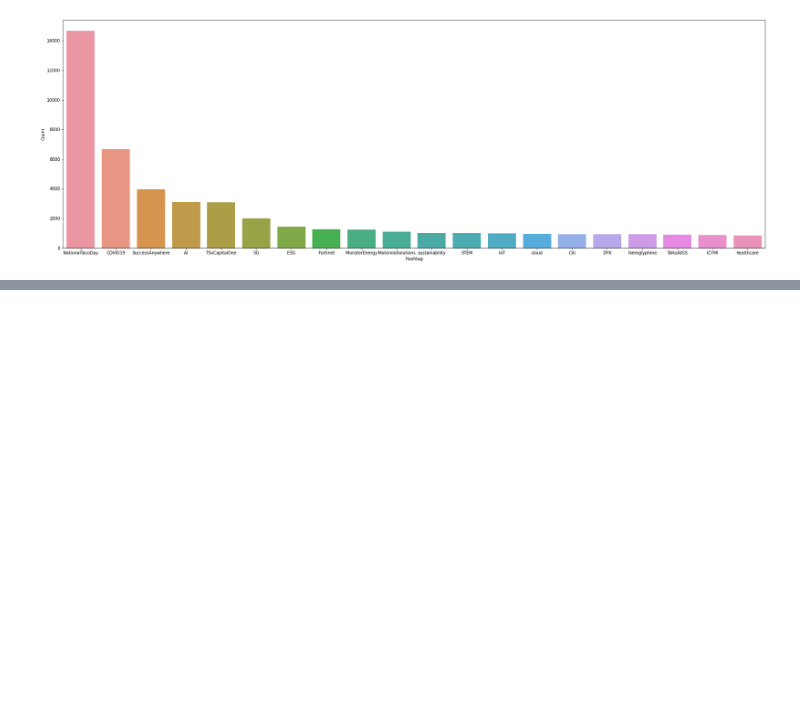
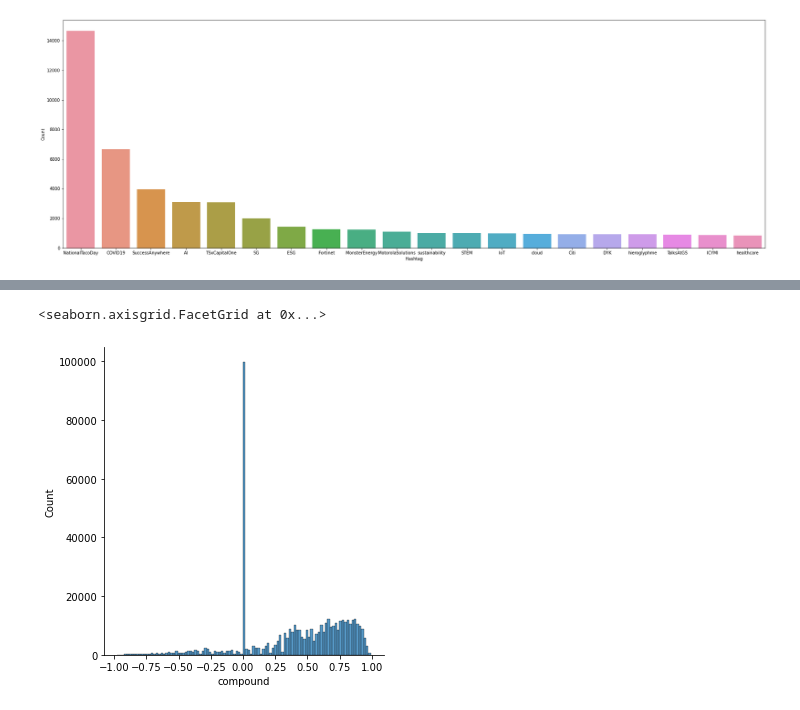
Before and after one commit to henrystoll/p-nlp, a Jupyter notebook: eda_twitter.ipynb, the cells around one changed output, grey strips where cells are left out. Saved outputs shown, nothing was run; the diff lists cells and outputs as text; code cells hidden in the pictures; blank space fills up the shorter version.

```diff
--- a/eda_twitter.ipynb
+++ b/eda_twitter.ipynb
@@ -92,0 +224,3 @@ plt.show()
+# %%
+sid = SIA()
+sid.polarity_scores(df['text'].iloc[7])
@@ -92,0 +229,4 @@ plt.show()
+# %%
+df['scores'] = df['text'].apply(lambda twit: sid.polarity_scores(twit))
+
+df.head()
@@ -92,0 +246,16 @@ plt.show()
+# %%
+pos, neg, neu, comp = [], [], [], []
+for text in df['text']:
+    sentiment = sid.polarity_scores(text)
+    pos.append(sentiment['pos'])
+    neg.append(sentiment['neg'])
+    neu.append(sentiment['neu'])
+    comp.append(sentiment['compound'])
+
+df_tweets_sentiment = pd.DataFrame()
+# df_tweets_sentiment.columns = ['tweet_text', 'positive', 'negative', 'neutral', 'compound']
+df['positive'] = pos
+df['negative'] = neg
+df['neutral'] = neu
+df['compound'] = comp
+df
@@ -92,0 +297,5 @@ plt.show()
+# %%
+sns.displot(df, x="compound")
+# %% [output]
+<seaborn.axisgrid.FacetGrid at 0x...>
+[figure, added]
```
Also changed, not shown: parts of 24 cells of this notebook, 2 other files.
